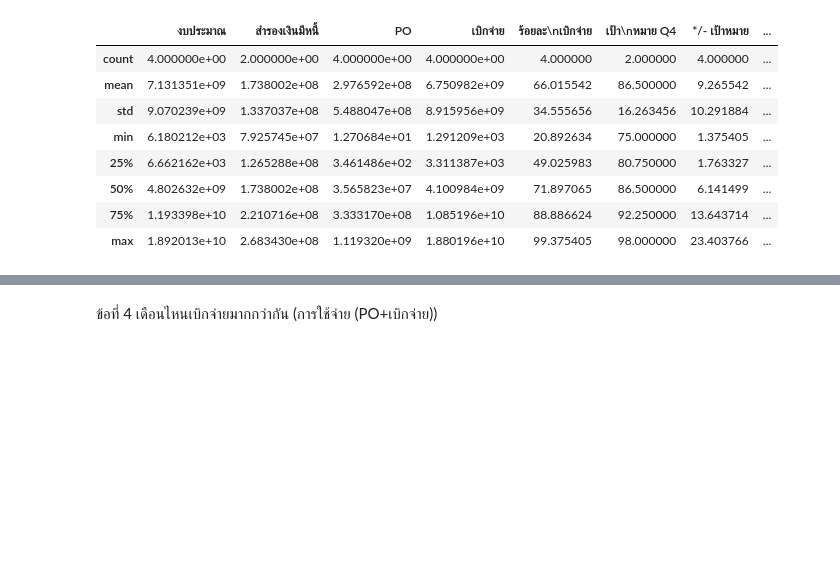
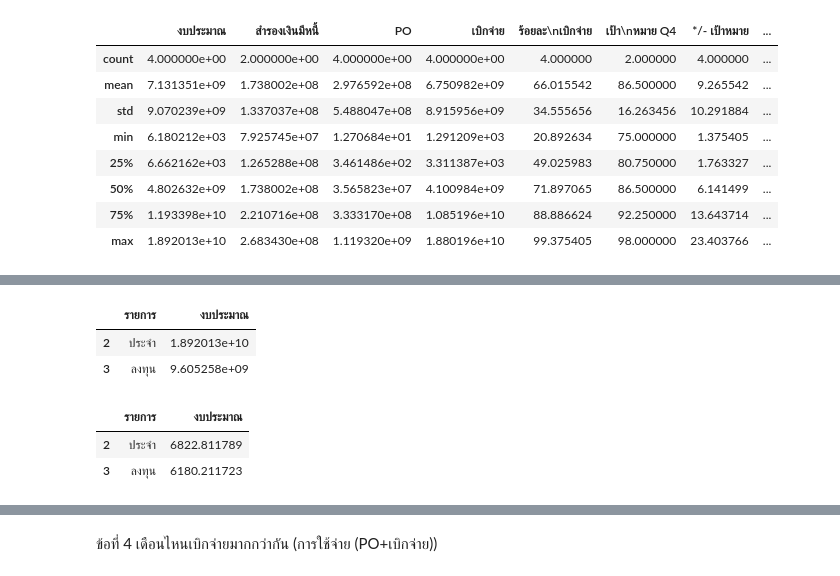
Before and after one commit to ananyapoonsawat/Python_dataviz2023, a Jupyter notebook: Total_File_Homework_&_Quiz.ipynb, the cells around one changed output, grey strips where cells are left out. Cells and saved outputs as stored; diff of their text form; code cells hidden in the pictures; blank space fills up the shorter version.

```diff
--- a/Total_File_Homework_&_Quiz.ipynb
+++ b/Total_File_Homework_&_Quiz.ipynb
@@ -465,0 +478,14 @@ sep_oct_df1.describe()
+# %%
+sepbud_df = sep_df1[['รายการ','งบประมาณ']]
+sepbud_df
+# %% [output]
+|  | รายการ | งบประมาณ |
+| 2 | ประจำ | 1.892013e+10 |
+| 3 | ลงทุน | 9.605258e+09 |
+# %%
+octbud_df = oct_df1[['รายการ','งบประมาณ']]
+octbud_df
+# %% [output]
+|  | รายการ | งบประมาณ |
+| 2 | ประจำ | 6822.811789 |
+| 3 | ลงทุน | 6180.211723 |
```
Also changed, not shown: parts of 8 cells of this notebook.
